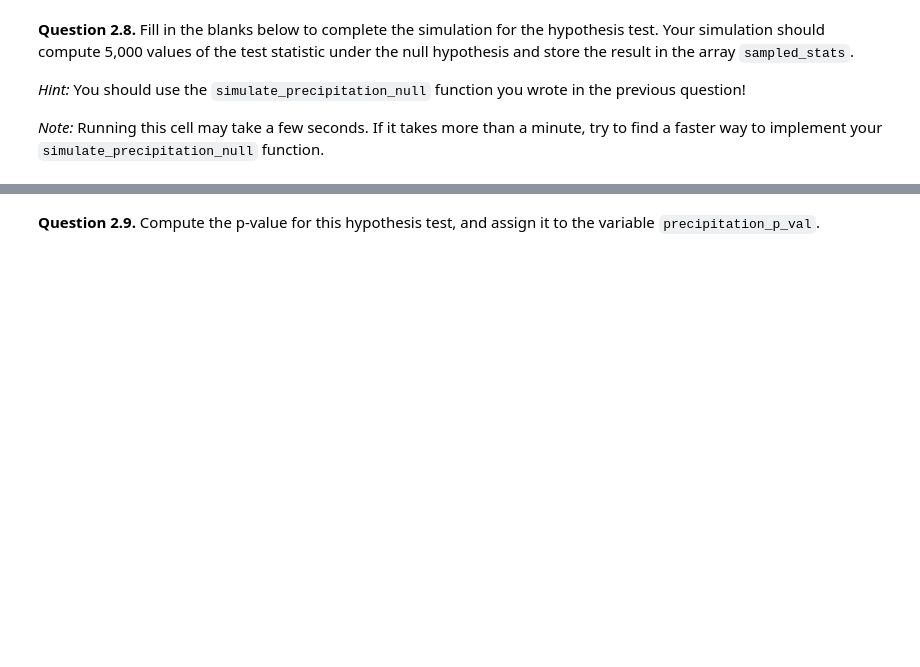
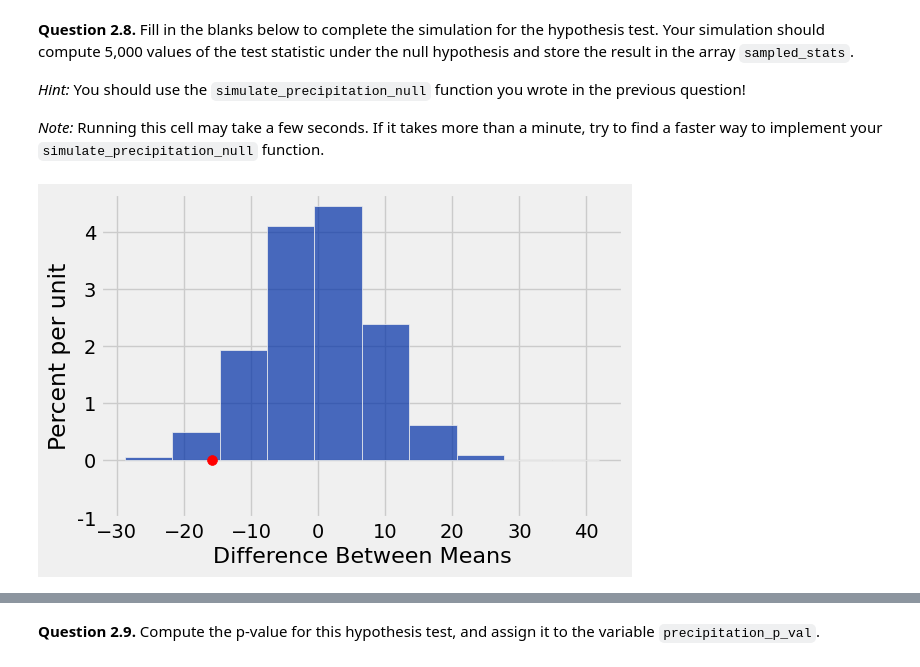
Before and after one commit to lochnes-007/Climate, a Jupyter notebook: project2.ipynb, the cells around one changed output, grey strips where cells are left out. Saved outputs shown, nothing was run; the diff lists cells and outputs as text; code cells hidden in the pictures; blank space fills up the shorter version.

```diff
--- a/project2.ipynb
+++ b/project2.ipynb
@@ -713,7 +734,8 @@ First, complete the function `test_statistic`. It should take in a two-column ta
 Then, use the function you define to assign `observed_statistic` to the observed test statistic.
 # %%
 def test_statistic(t):
-    ...
+    grouped = t.group('Label', collect=np.average)
+    return grouped.where("Label", "drought").column("Precipitation average").item(0) - grouped.where("Label", "other").column("Precipitation average").item(0)
 
-observed_statistic = ...
+observed_statistic = test_statistic(drought)
 observed_statistic
@@ -727,7 +753,11 @@ Now that we have defined our hypotheses and test statistic, we are ready to cond
 *Hint*: Using `t.with_column(...)` with a column name that already exists in a table `t` will replace that column with the newly specified values.
 # %%
 def simulate_precipitation_null():
-    ...
+    t = drought.select("Precipitation")
+    resample = drought.sample().column("Label")
+    t = t.with_column("Label", resample)
+    return test_statistic(t)
+
 
 # Run your function a couple times to make sure that it works
 simulate_precipitation_null()
@@ -740,15 +774,18 @@ grader.check("q2_7")
 
 *Note:* Running this cell may take a few seconds. If it takes more than a minute, try to find a faster way to implement your `simulate_precipitation_null` function.
 # %%
-sampled_stats = ...
+sampled_stats = make_array()
 
-repetitions = ...
+repetitions = 5_000
 for i in np.arange(repetitions):
-    ...
+    stat = simulate_precipitation_null()
+    sampled_stats = np.append(sampled_stats, stat)
 
 # Do not change these lines
 Table().with_column('Difference Between Means', sampled_stats).hist()
 plt.scatter(observed_statistic, 0, c="r", s=50);
 plt.ylim(-0.01);
+# %% [output]
+[figure, added]
 # %%
 grader.check("q2_8")
```
Also changed, not shown: parts of 19 cells of this notebook, 1 other file.
